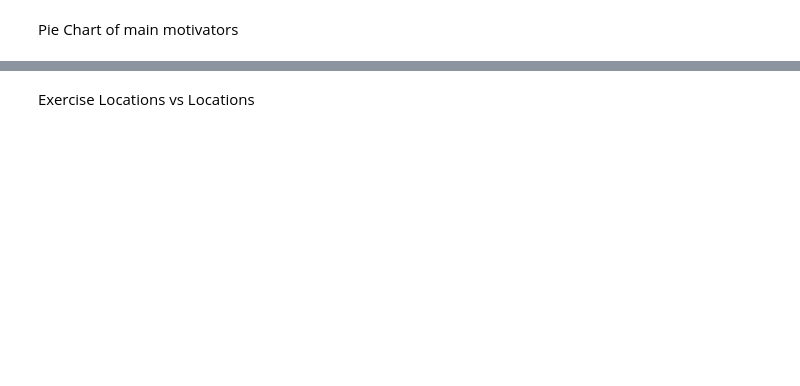
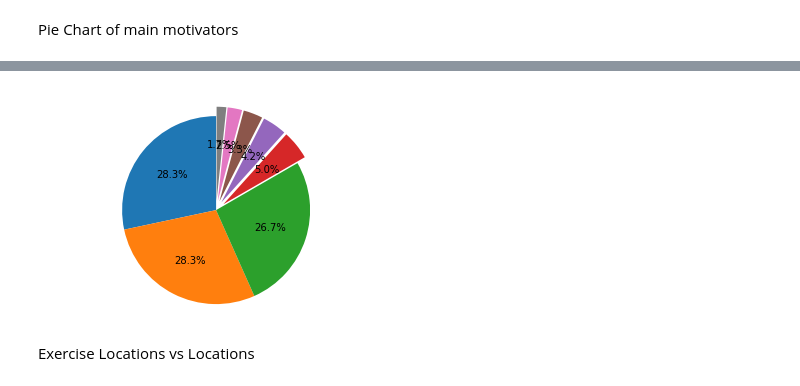
Before and after one commit to mirandago/cogs164_proximity, a Jupyter notebook: Other Data.ipynb, the cells around one changed output, grey strips where cells are left out. Cells and saved outputs as stored; diff of their text form; code cells hidden in the pictures; blank space fills up the shorter version.

```diff
--- a/Other Data.ipynb
+++ b/Other Data.ipynb
@@ -25,0 +88,2 @@ Pie Chart of main motivators
+# %%
+df['main_motivator'] = df['main_motivator'].apply(categorize_motivators)
@@ -26,2 +102,11 @@ Pie Chart of main motivators
+# %%
+# Pie chart, where the slices will be ordered and plotted counter-clockwise:
+fig1, ax1 = plt.subplots()
+ax1.pie(df['main_motivator'].value_counts(), explode = explode, autopct='%1.1f%%',
+        startangle=90)
+ax1.axis('equal')  # Equal aspect ratio ensures that pie is drawn as a circle.
+plt.show()
+# %% [output]
+[figure, added]
 # %% [markdown]
 Exercise Locations vs Locations
```
Also changed, not shown: parts of 19 cells of this notebook, 1 other file.
